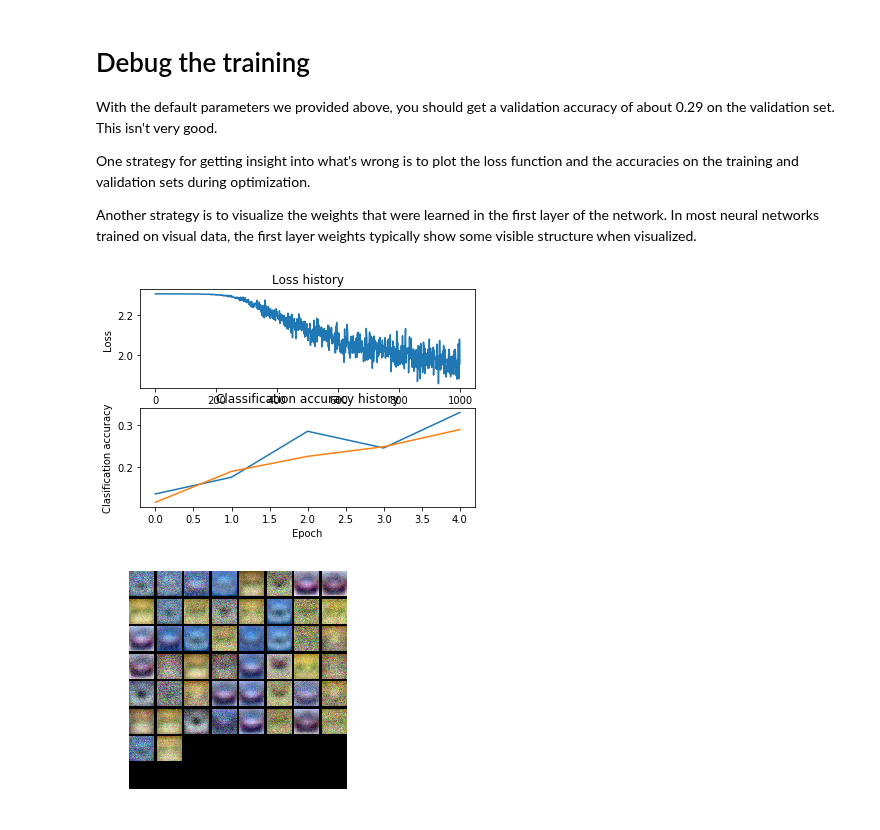
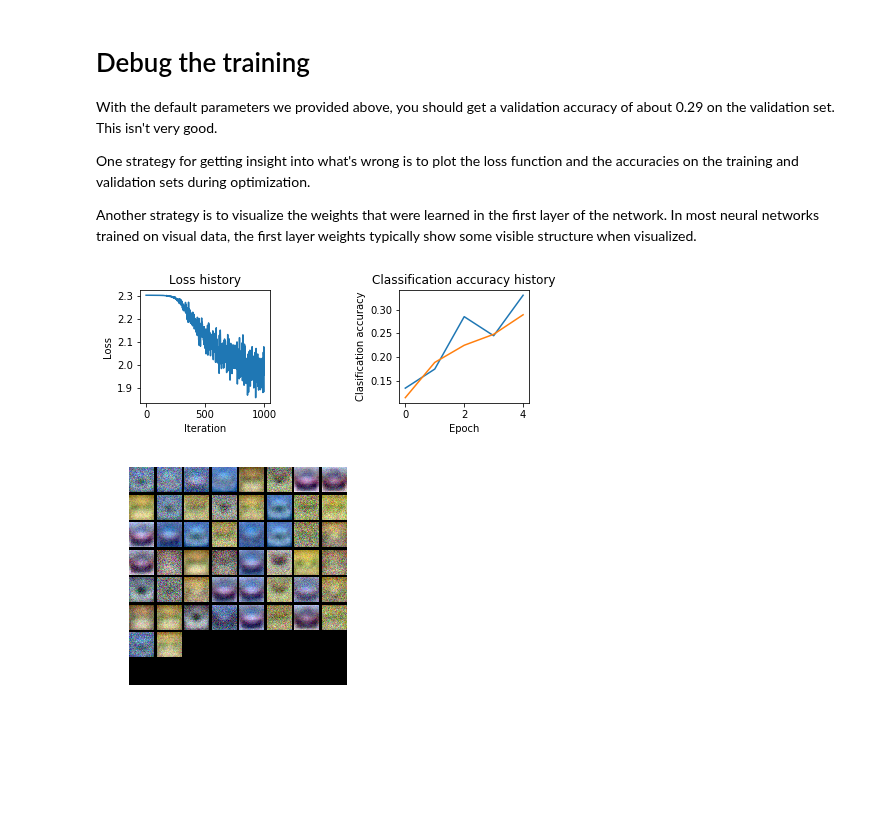
Before and after one commit to somnath1077/ML, a Jupyter notebook: CNN_Vision/assignments/assignment1/two_layer_net.ipynb, the cells around one changed output. Saved outputs shown, nothing was run; the diff lists cells and outputs as text; code cells hidden in the pictures; blank space fills up the shorter version.

Commit message:
adjusted the plots

```diff
--- a/CNN_Vision/assignments/assignment1/two_layer_net.ipynb
+++ b/CNN_Vision/assignments/assignment1/two_layer_net.ipynb
@@ -239,21 +245,24 @@ One strategy for getting insight into what's wrong is to plot the loss function
 Another strategy is to visualize the weights that were learned in the first layer of the network. In most neural networks trained on visual data, the first layer weights typically show some visible structure when visualized.
 # %%
 # Plot the loss function and train / validation accuracies
-plt.subplot(2, 1, 1)
+plt.subplot(221)
 plt.plot(stats['loss_history'])
 plt.title('Loss history')
 plt.xlabel('Iteration')
 plt.ylabel('Loss')
 
-plt.subplot(2, 1, 2)
+plt.subplot(222)
 plt.plot(stats['train_acc_history'], label='train')
 plt.plot(stats['val_acc_history'], label='val')
 plt.title('Classification accuracy history')
 plt.xlabel('Epoch')
 plt.ylabel('Clasification accuracy')
+
+plt.subplots_adjust(top=1.0, bottom=0.10, left=0.10, right=1.0, hspace=0.30, wspace=1.0)
+
 plt.show()
 # %% [output]
-[figure, old version]
+[figure, new version]
 # %%
 from cs231n.vis_utils import visualize_grid
 
```
Also changed, not shown: parts of 4 cells of this notebook.
